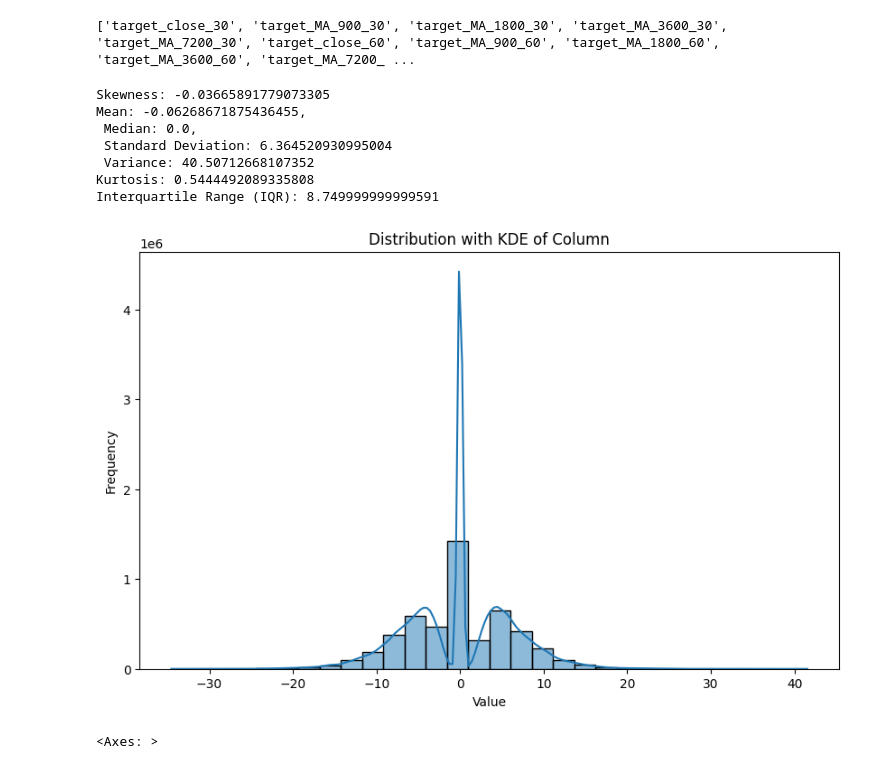
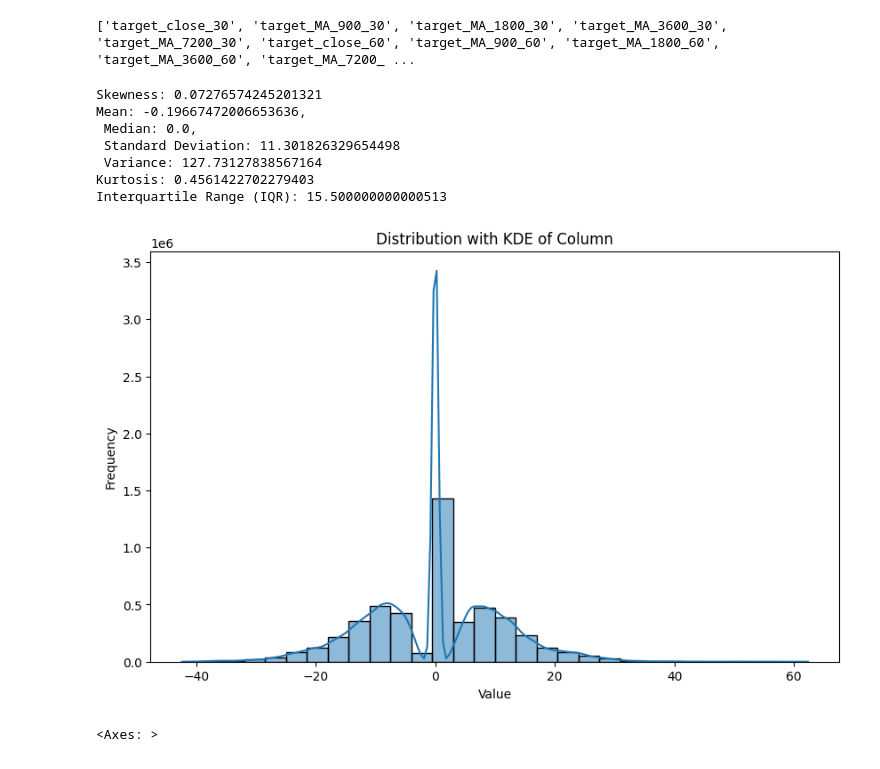
Before and after one commit to marcin-je/jupyter, a Jupyter notebook: fx-forecasting-1/0._data-expl.ipynb, the cells around one changed output. Drawn from its saved outputs; the diff is of its cells as text; code cells hidden in the pictures.

```diff
--- a/fx-forecasting-1/0._data-expl.ipynb
+++ b/fx-forecasting-1/0._data-expl.ipynb
@@ -255,16 +255,16 @@ print(target_columns)
 # %% [output]
 ['target_close_30', 'target_MA_900_30', 'target_MA_1800_30', 'target_MA_3600_30', 'target_MA_7200_30', 'target_close_60', 'target_MA_900_60', 'target_MA_1800_60', 'target_MA_3600_60', 'target_MA_7200_ ...
 # %%
-analysis(df.between_time('13:00', '17:00'), '2021-01-03 08:00:00', '2021-12-17 17:00:00', 'target_close_30')
+analysis(df.between_time('13:00', '17:00'), '2021-01-03 08:00:00', '2021-12-17 17:00:00', 'target_close_120')
 # %% [output]
-Skewness: -0.03665891779073305
-Mean: -0.06268671875436455,
+Skewness: 0.07276574245201321
+Mean: -0.19667472006653636,
  Median: 0.0,
- Standard Deviation: 6.364520930995004
- Variance: 40.50712668107352
-Kurtosis: 0.5444492089335808
-Interquartile Range (IQR): 8.749999999999591
+ Standard Deviation: 11.301826329654498
+ Variance: 127.73127838567164
+Kurtosis: 0.4561422702279403
+Interquartile Range (IQR): 15.500000000000513
-[figure, old version]
+[figure, new version]
 # %%
 import seaborn as sns
 
```
Also changed, not shown: parts of 6 cells of this notebook, 2 other files.
